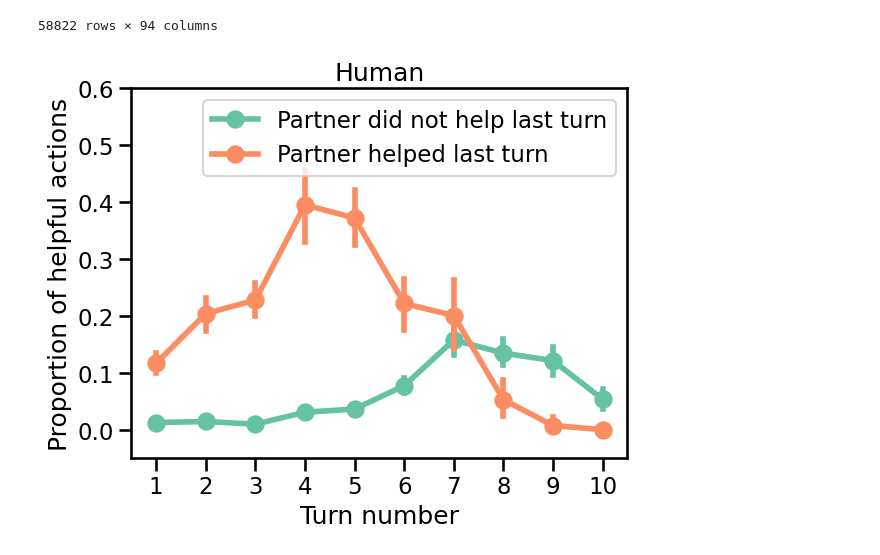
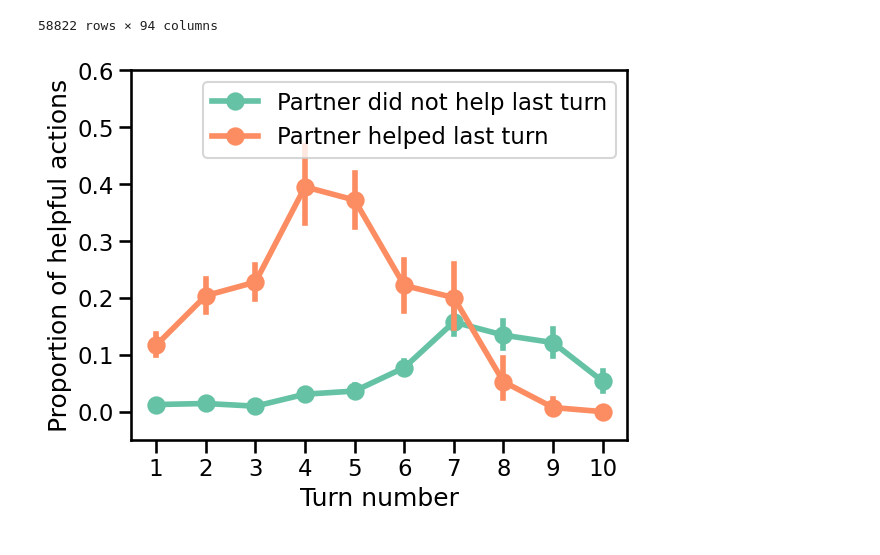
Before and after one commit to pamop/modeling-helping, a Jupyter notebook: cogsci24-data-analysis.ipynb, the cells around one changed output. Cells and saved outputs as stored; diff of their text form; code cells hidden in the pictures.

```diff
--- a/cogsci24-data-analysis.ipynb
+++ b/cogsci24-data-analysis.ipynb
@@ -31,6 +31,7 @@ np.random.seed(0)
 
 # Plot for talk
 sns.set_context("talk")
+export_figs = True # save figures as svgs
 # %%
 # Import data
 # dir_path  = os.getcwd()
@@ -322,32 +364,36 @@ trialdf
 # %%
 # Human only
 # Environments with eight versus fourteen vegetables
 eightveg = ["Items00","Items01","Items02","Items03","Items06","Items07","Items08","Items09"]
 fourteenveg = ["Items04","Items05","Items10","Items11"]
 
 temp = trialdf.loc[(trialdf["objectLayer"].isin(eightveg)) & (trialdf['turnCount']<11)]
 human_washelped = temp.loc[(temp["partner_helped_lasttrial"]==True)].groupby(['subjid','turnCount']).agg({'helping_event':'mean','nHelpfulActions':'mean'}).reset_index()
 human_washelped['normed'] = human_washelped.apply(lambda row: row['helping_event']/row['nHelpfulActions'] if row['nHelpfulActions']>0 else 0,axis=1)
 human_washelped
 human_wasnothelped = temp.loc[(temp["partner_helped_lasttrial"]==False)].groupby(['subjid','turnCount']).agg({'helping_event':'mean','nHelpfulActions':'mean'}).reset_index()
 # # normalize by dividing by number
 human_wasnothelped['normed'] = human_wasnothelped.apply(lambda row: row['helping_event']/row['nHelpfulActions'] if row['nHelpfulActions']>0 else 0,axis=1)
 
 h = sns.pointplot(data=human_wasnothelped,color=sns.color_palette("Set2")[0], x="turnCount", y="normed", estimator="mean",ci=95,label="Partner did not help last turn") #,label="Red player",color=mypalette["red"],alpha=0.5)
 # h = sns.barplot(data=gamedf, x="gameNum", y="purplePoints", estimator="mean",label="Purple player",color=mypalette["purple"],alpha=0.5)
 h = sns.pointplot(data=human_washelped,color=sns.color_palette("Set2")[1], x="turnCount", y="normed", estimator="mean",ci=95,label="Partner helped last turn") #,label="Red player",color=mypalette["red"],alpha=0.5)
 # h = sns.pointplot(data=human_washelped,color=sns.color_palette("Set2")[1],ax=axes[0], x="turnCount", y="normed", estimator="mean",ci=95,label="Partner helped last turn") #,label="Red player",color=mypalette["red"],alpha=0.5)
 
 # "partner_helped_lasttrial"
-h.set_title("Human")
+# h.set_title("Human")
 h.set_xlabel("Turn number")
 h.set_ylabel("Proportion of helpful actions")
 h.set_ylim([-.05,0.6])
 # h.legend()
 plt.legend()
+
+# save the plot as SVG file
+if export_figs:
+    plt.savefig("trial_level_reciprocation.svg", format='svg', bbox_inches='tight')
 plt.show()
 # %% [output]
-[figure, old version]
+[figure, new version]
 # %%
 # Comparing human with nearest neighbor agent
 
```
Also changed, not shown: parts of 8 cells of this notebook.
